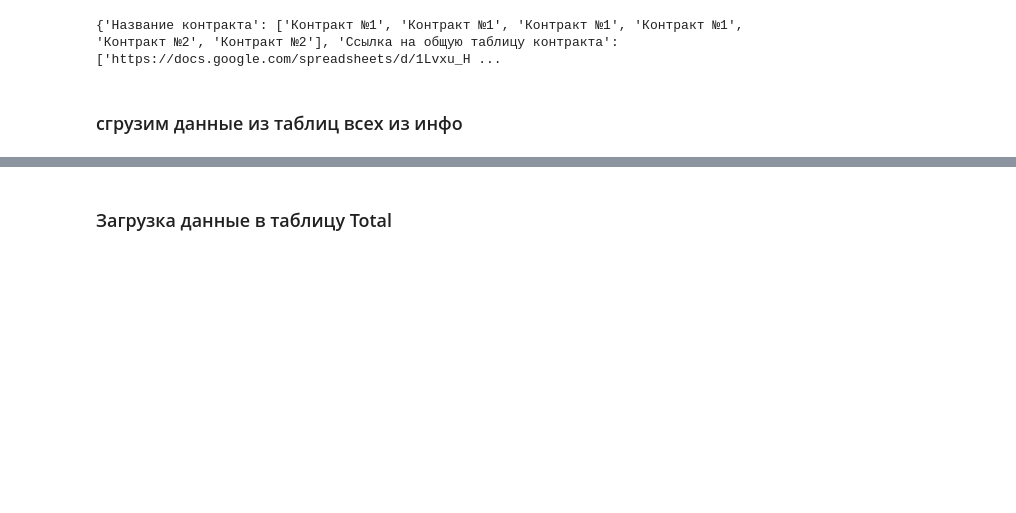
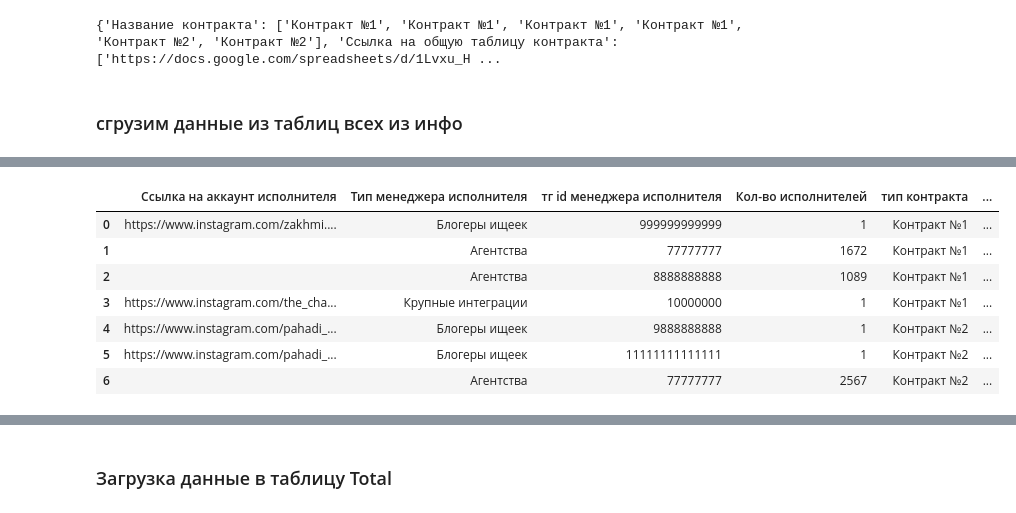
Before and after one commit to Velobos1337/integration-analytics, a Jupyter notebook: ИТОГ.ipynb, the cells around one changed output, grey strips where cells are left out. Drawn from its saved outputs; the diff is of its cells as text; code cells hidden in the pictures; blank space fills up the shorter version.

```diff
--- a/ИТОГ.ipynb
+++ b/ИТОГ.ipynb
@@ -237 +348,12 @@ INFO:googleapiclient.discovery_cache:file_cache is only supported with oauth2cli
+# %%
+aggregate_tables_pd
+# %% [output]
+|  | Ссылка на аккаунт исполнителя | Тип менеджера исполнителя | тг id менеджера исполнителя | Кол-во исполнителей | тип контракта | ... |
+| 0 | https://www.instagram.com/zakhmi.... | Блогеры ищеек | 999999999999 | 1 | Контракт №1 | ... |
+| 1 |  | Агентства | 77777777 | 1672 | Контракт №1 | ... |
+| 2 |  | Агентства | 8888888888 | 1089 | Контракт №1 | ... |
+| 3 | https://www.instagram.com/the_cha... | Крупные интеграции | 10000000 | 1 | Контракт №1 | ... |
+| 4 | https://www.instagram.com/pahadi_... | Блогеры ищеек | 9888888888 | 1 | Контракт №2 | ... |
+| 5 | https://www.instagram.com/pahadi_... | Блогеры ищеек | 11111111111111 | 1 | Контракт №2 | ... |
+| 6 |  | Агентства | 77777777 | 2567 | Контракт №2 | ... |
 # %%
```
Also changed, not shown: parts of 48 cells of this notebook.
